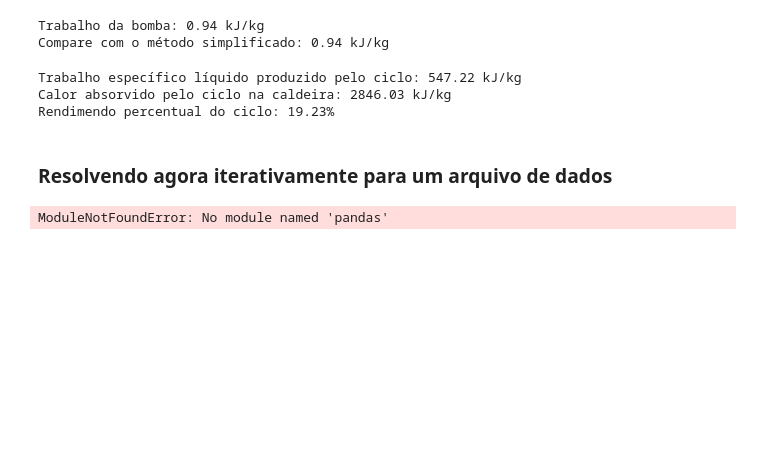
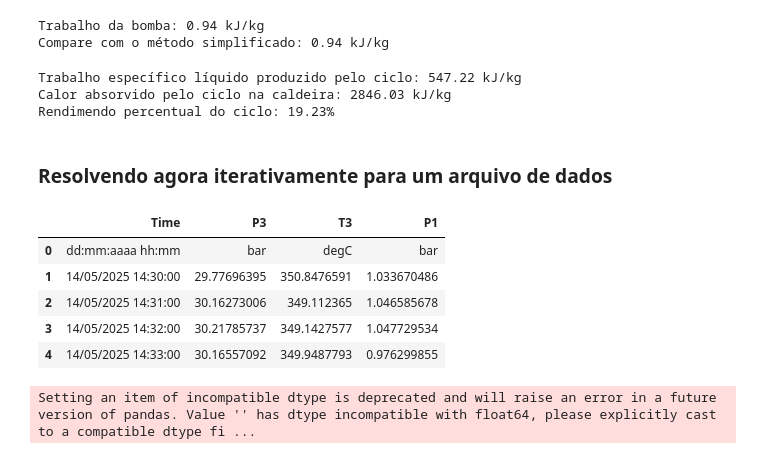
Before and after one commit to eburille/termodinamica, a Jupyter notebook: Exemplo resolvido - Ciclo de Rankine-20250514/Aula Computacional Ciclo Térmico Rankine.ipynb, the cells around one changed output. Drawn from its saved outputs; the diff is of its cells as text; code cells hidden in the pictures; blank space fills up the shorter version.

```diff
--- a/Exemplo resolvido - Ciclo de Rankine-20250514/Aula Computacional Ciclo Térmico Rankine.ipynb
+++ b/Exemplo resolvido - Ciclo de Rankine-20250514/Aula Computacional Ciclo Térmico Rankine.ipynb
@@ -157,5 +195,14 @@ Rendimendo percentual do ciclo: 19.23%
 # %%
 # Carregando aquivos de dados
 import pandas as pd
+dados = pd.read_csv('dataset_ciclo_Rankine.csv', sep=';', encoding='latin1')
+
+list(dados.columns)
+dados.head()
 # %% [output]
-ModuleNotFoundError: No module named 'pandas'
+|  | Time | P3 | T3 | P1 |
+| 0 | dd:mm:aaaa hh:mm | bar | degC | bar |
+| 1 | 14/05/2025 14:30:00 | 29.77696395 | 350.8476591 | 1.033670486 |
+| 2 | 14/05/2025 14:31:00 | 30.16273006 | 349.112365 | 1.046585678 |
+| 3 | 14/05/2025 14:32:00 | 30.21785737 | 349.1427577 | 1.047729534 |
+| 4 | 14/05/2025 14:33:00 | 30.16557092 | 349.9487793 | 0.976299855 |
@@ -164,3 +209,17 @@ ModuleNotFoundError: No module named 'pandas'
+# %%
+# Rodando função de rendimento para o dataset
+rend = np.zeros(len(dados.P3))
+for i in range(1, len(rend)-1):
+    P3 = float(dados['P3'][i])
+    T3 = float(dados['T3'][i])
+    P1 = float(dados['P1'][i])
+    rend[i] = rendimento(P3, T3, P1)
+
+dados_rend = dados
+dados_rend['Rendimento'] = rend
+dados_rend.loc[0, "Rendimento"] = ''
+# %% [output]
+Setting an item of incompatible dtype is deprecated and will raise an error in a future version of pandas. Value '' has dtype incompatible with float64, please explicitly cast to a compatible dtype fi ...
 # %%
 from matplotlib import pyplot as plt
 %matplotlib inline
```
Also changed, not shown: parts of 7 cells of this notebook.
